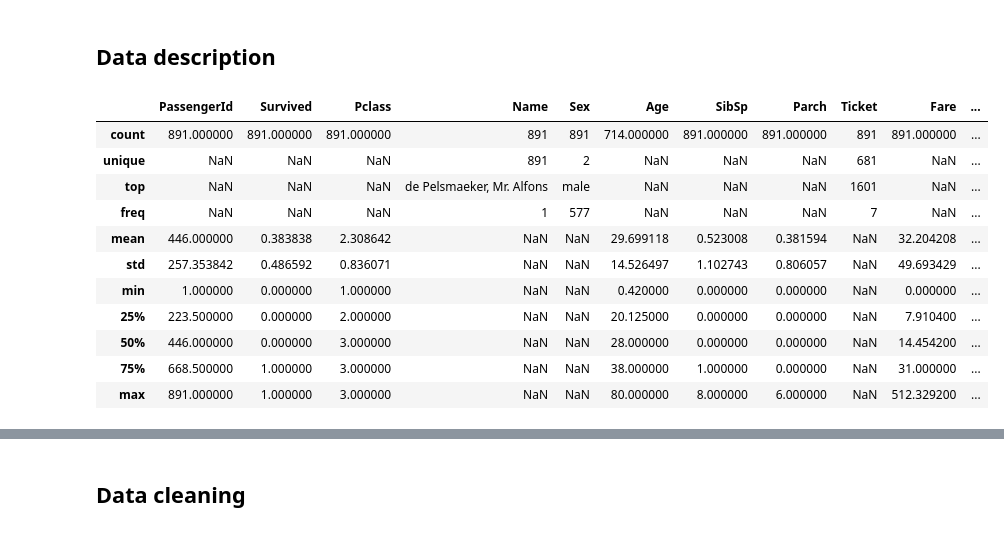
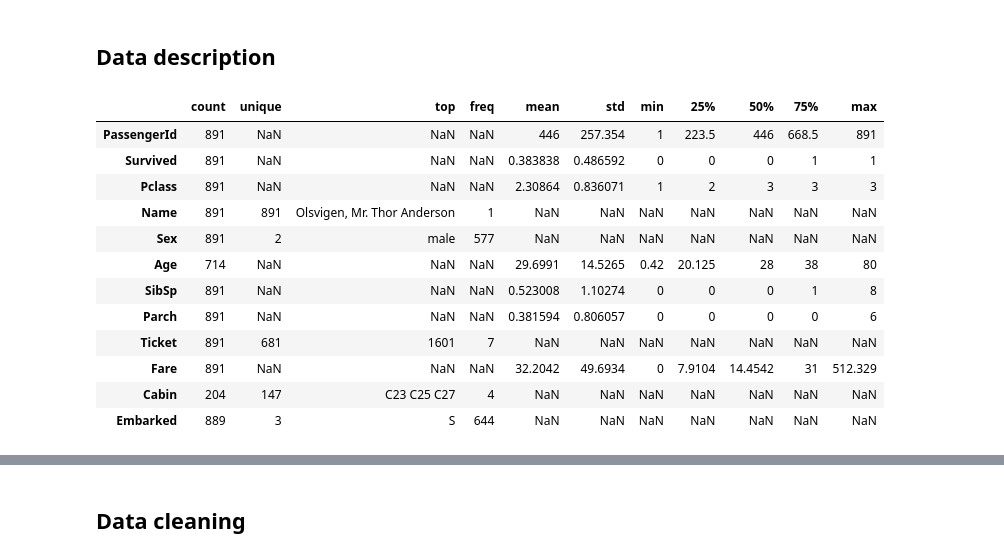
Before and after one commit to jingwen-z/python-playground, a Jupyter notebook: analysis/Titanic ML from Disaster/titanic_classification.ipynb, the cells around one changed output, grey strips where cells are left out. Saved outputs shown, nothing was run; the diff lists cells and outputs as text; code cells hidden in the pictures.

```diff
--- a/analysis/Titanic ML from Disaster/titanic_classification.ipynb
+++ b/analysis/Titanic ML from Disaster/titanic_classification.ipynb
@@ -80,20 +80,21 @@ test_df.head(3)
 # %% [markdown]
 ## Data description
 # %%
-train_df.describe(include='all')
+train_df.describe(include='all').T
 # %% [output]
-|  | PassengerId | Survived | Pclass | Name | Sex | Age | SibSp | Parch | Ticket | Fare | ... |
-| count | 891.000000 | 891.000000 | 891.000000 | 891 | 891 | 714.000000 | 891.000000 | 891.000000 | 891 | 891.000000 | ... |
-| unique | NaN | NaN | NaN | 891 | 2 | NaN | NaN | NaN | 681 | NaN | ... |
-| top | NaN | NaN | NaN | de Pelsmaeker, Mr. Alfons | male | NaN | NaN | NaN | 1601 | NaN | ... |
-| freq | NaN | NaN | NaN | 1 | 577 | NaN | NaN | NaN | 7 | NaN | ... |
-| mean | 446.000000 | 0.383838 | 2.308642 | NaN | NaN | 29.699118 | 0.523008 | 0.381594 | NaN | 32.204208 | ... |
-| std | 257.353842 | 0.486592 | 0.836071 | NaN | NaN | 14.526497 | 1.102743 | 0.806057 | NaN | 49.693429 | ... |
-| min | 1.000000 | 0.000000 | 1.000000 | NaN | NaN | 0.420000 | 0.000000 | 0.000000 | NaN | 0.000000 | ... |
-| 25% | 223.500000 | 0.000000 | 2.000000 | NaN | NaN | 20.125000 | 0.000000 | 0.000000 | NaN | 7.910400 | ... |
-| 50% | 446.000000 | 0.000000 | 3.000000 | NaN | NaN | 28.000000 | 0.000000 | 0.000000 | NaN | 14.454200 | ... |
-| 75% | 668.500000 | 1.000000 | 3.000000 | NaN | NaN | 38.000000 | 1.000000 | 0.000000 | NaN | 31.000000 | ... |
-| max | 891.000000 | 1.000000 | 3.000000 | NaN | NaN | 80.000000 | 8.000000 | 6.000000 | NaN | 512.329200 | ... |
+|  | count | unique | top | freq | mean | std | min | 25% | 50% | 75% | max |
+| PassengerId | 891 | NaN | NaN | NaN | 446 | 257.354 | 1 | 223.5 | 446 | 668.5 | 891 |
+| Survived | 891 | NaN | NaN | NaN | 0.383838 | 0.486592 | 0 | 0 | 0 | 1 | 1 |
+| Pclass | 891 | NaN | NaN | NaN | 2.30864 | 0.836071 | 1 | 2 | 3 | 3 | 3 |
+| Name | 891 | 891 | Olsvigen, Mr. Thor Anderson | 1 | NaN | NaN | NaN | NaN | NaN | NaN | NaN |
+| Sex | 891 | 2 | male | 577 | NaN | NaN | NaN | NaN | NaN | NaN | NaN |
+| Age | 714 | NaN | NaN | NaN | 29.6991 | 14.5265 | 0.42 | 20.125 | 28 | 38 | 80 |
+| SibSp | 891 | NaN | NaN | NaN | 0.523008 | 1.10274 | 0 | 0 | 0 | 1 | 8 |
+| Parch | 891 | NaN | NaN | NaN | 0.381594 | 0.806057 | 0 | 0 | 0 | 0 | 6 |
+| Ticket | 891 | 681 | 1601 | 7 | NaN | NaN | NaN | NaN | NaN | NaN | NaN |
+| Fare | 891 | NaN | NaN | NaN | 32.2042 | 49.6934 | 0 | 7.9104 | 14.4542 | 31 | 512.329 |
+| Cabin | 204 | 147 | C23 C25 C27 | 4 | NaN | NaN | NaN | NaN | NaN | NaN | NaN |
+| Embarked | 889 | 3 | S | 644 | NaN | NaN | NaN | NaN | NaN | NaN | NaN |
 # %%
 train_df.info()
 # %% [output]
```
Also changed, not shown: parts of 5 cells of this notebook.
